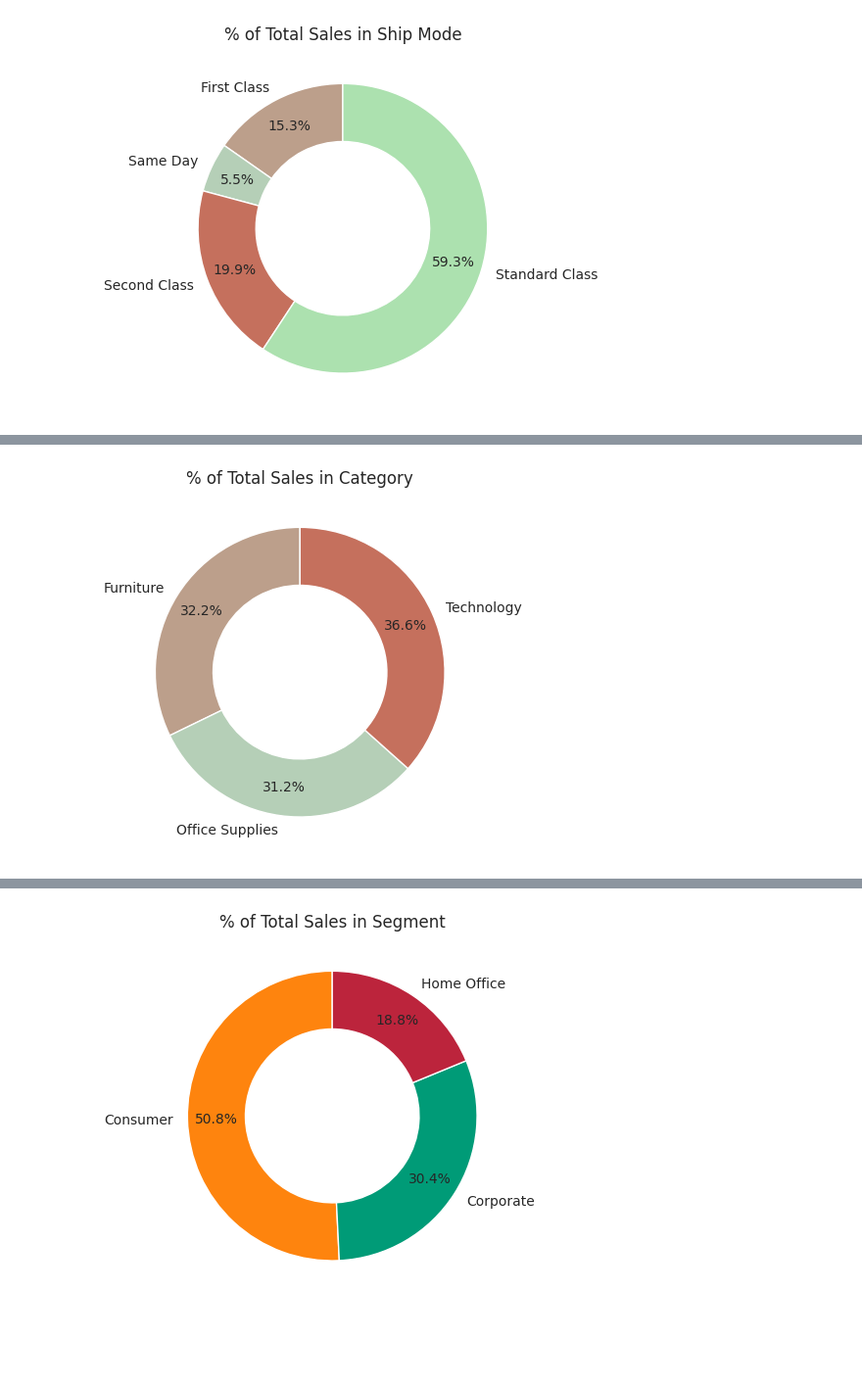
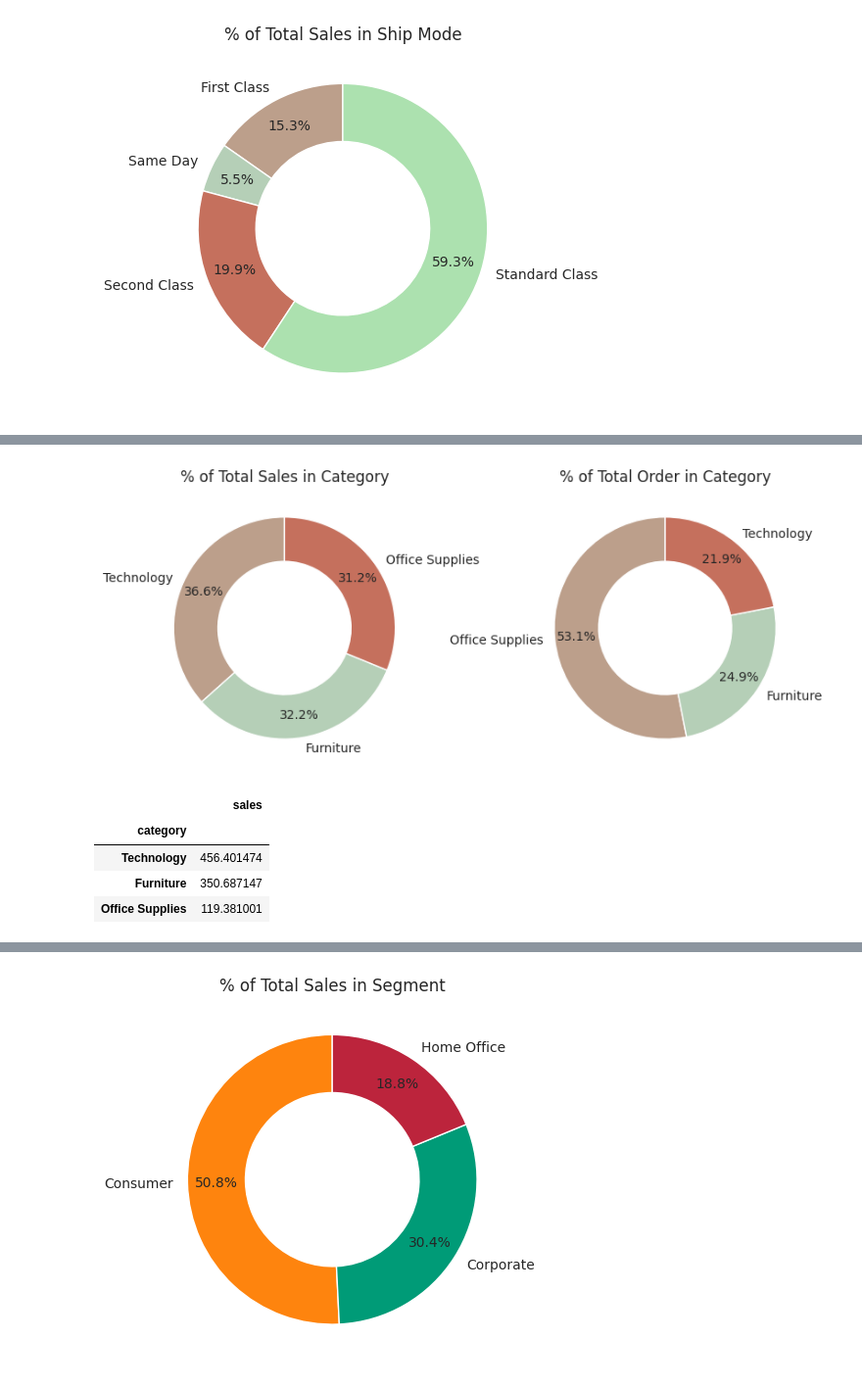
Before and after one commit to Xeroniter/Air, a Jupyter notebook: Carrera/Lab 01.ipynb, the cells around one changed output, grey strips where cells are left out. Shown at 98% size. Saved outputs shown, nothing was run; the diff lists cells and outputs as text; code cells hidden in the pictures; blank space fills up the shorter version.

```diff
--- a/Carrera/Lab 01.ipynb
+++ b/Carrera/Lab 01.ipynb
@@ -140,12 +146,42 @@ pieplot(
 # %%
-ratori = origin.groupby("category")["sales"].sum()
+ratori = origin.groupby("category").agg({"sales":"sum", "order_id":"nunique"})
+
+ratori = ratori.rename(columns={"sales":"total_sales", "order_id":"total_order"})
 
 title = "% of Total Sales in Category"
 
+ratoris = ratori.sort_values("total_sales", ascending=False).iloc[:, 0]
+
+cate, axes = plt.subplots(1, 2, figsize=(10, 4))
+
 pieplot(
-  ratori, title=title,
+  ratoris, title=title,
   autopct='%1.1f%%', startangle=90,
-  wedgeprops=dict(width=0.4), pctdistance=0.8
+  wedgeprops=dict(width=0.4), pctdistance=0.8,
+  ax=axes[0]
 )
+
+ratorio = ratori.sort_values("total_order", ascending=False).iloc[:, 1]
+
+title = "% of Total Order in Category"
+
+pieplot(
+  ratorio, title=title,
+  autopct='%1.1f%%', startangle=90,
+  wedgeprops=dict(width=0.4), pctdistance=0.8,
+  ax=axes[1]
+)
 # %% [output]
-[figure, old version]
+[figure, new version]
+# %%
+ratori = origin.groupby("category")[["sales"]].mean()
+
+ratori = ratori.sort_values("sales", ascending=False)
+
+ratori
+# %% [output]
+|  | sales |
+| category |  |
+| Technology | 456.401474 |
+| Furniture | 350.687147 |
+| Office Supplies | 119.381001 |
```
Also changed, not shown: parts of 5 cells of this notebook.
